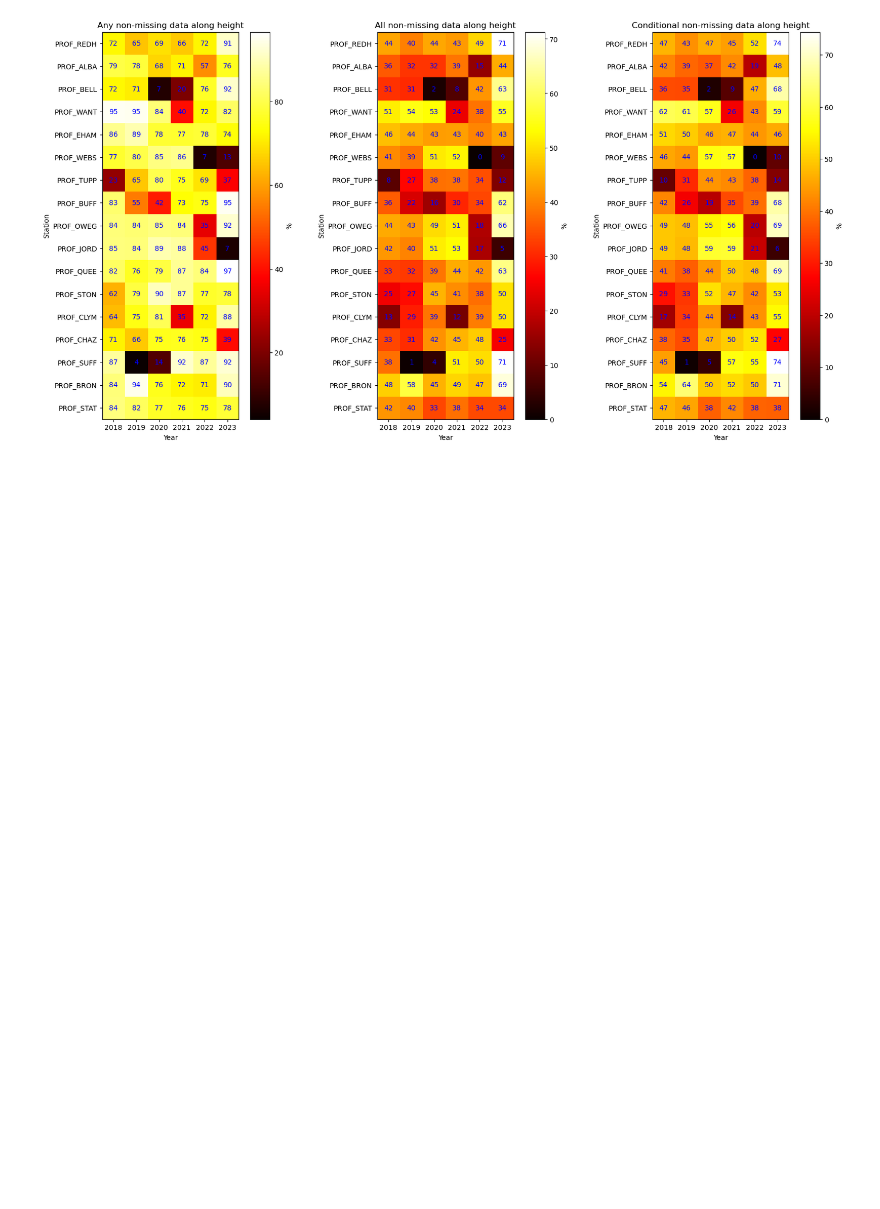
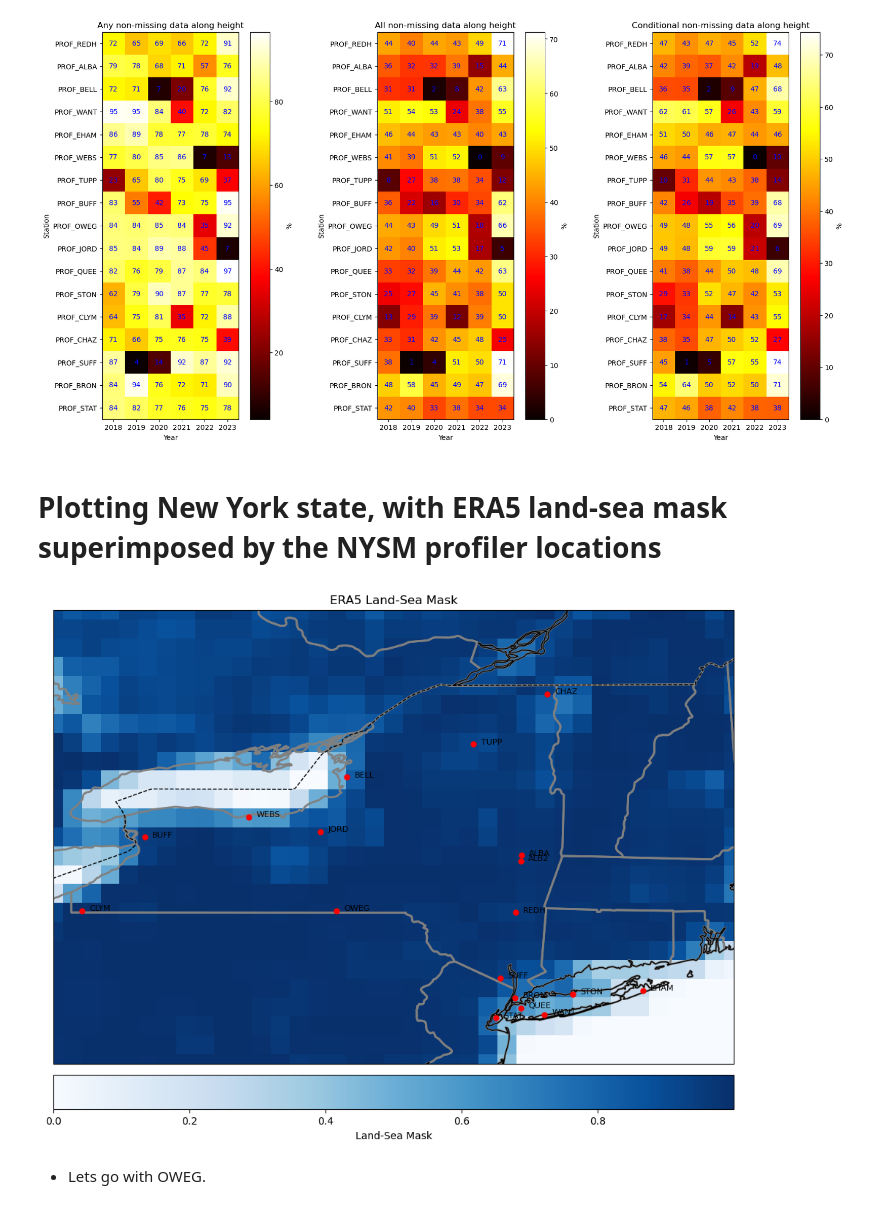
Before and after one commit to HarishBaki/Estimation-of-lidar-wind-speed-profiles-from-ERA5-inputs-using-TabNet, a Jupyter notebook: profiler_data_processing.ipynb, the cells around one changed output. Drawn from its saved outputs; the diff is of its cells as text; code cells hidden in the pictures; blank space fills up the shorter version.

```diff
--- a/profiler_data_processing.ipynb
+++ b/profiler_data_processing.ipynb
@@ -134,7 +112,7 @@ for year in range(2018,2024,1):
     # Criteria for missing data
     first_5_non_nan = hourly_data.sel(range=slice(100, 200)).notnull().sum(dim='range') >= 1
     last_5_non_nan = hourly_data.sel(range=slice(900, 1000)).notnull().sum(dim='range') >= 1
-    intermediate_points = hourly_data.sel(range=slice(225, 875)).notnull().sum(dim='range') >= 25
+    intermediate_points = hourly_data.sel(range=slice(225, 875)).notnull().sum(dim='range') >= 15
     not_missing_mask = (first_5_non_nan & last_5_non_nan & intermediate_points)
     # Combine the criteria
     not_missing_counts = not_missing_mask.sum(dim='time')
@@ -197,3 +175,56 @@ plt.yticks(range(len(df_conditioned.index)), df_conditioned.index)
 plt.show()
 # %% [output]
 [figure]
+# %% [markdown]
+# Plotting New York state, with ERA5 land-sea mask superimposed by the NYSM profiler locations
+# %%
+import xarray as xr
+import matplotlib.pyplot as plt
+import cartopy.crs as ccrs
+import cartopy.feature as cfeature
+
+# Load the land-sea mask dataset
+ds = xr.open_dataset('data/ERA5_lsm.nc').lsm.isel(valid_time=0)
+
+# Convert longitudes from 0-360 to -180 to 180
+ds = ds.assign_coords(longitude=((ds.longitude + 180) % 360) - 180)
+
+# Select data within the approximate region of New York State
+ds_ny = ds.sel(latitude=slice(46, 40), longitude=slice(-80, -71))
+
+# Plot the data
+plt.figure(figsize=(12, 10))
+ax = plt.axes(projection=ccrs.PlateCarree())
+ds_ny.plot(ax=ax, cmap='Blues', transform=ccrs.PlateCarree(),
+           add_colorbar=True, cbar_kwargs={'label': 'Land-Sea Mask', 'orientation': 'horizontal', 'pad': 0.02})
+
+# Add state boundaries and focus on New York State
+ax.add_feature(cfeature.STATES, edgecolor='gray', linewidth=2)
+ax.set_extent([-80, -71, 40, 46], crs=ccrs.PlateCarree())
+
+# Add coastlines for reference
+ax.add_feature(cfeature.COASTLINE)
+ax.add_feature(cfeature.BORDERS, linestyle='--')
+
+# Set title and remove gridlines
+plt.title("ERA5 Land-Sea Mask")
+
+profiler_stations = pd.read_csv('data/profiler_locations.csv',usecols=[0,3,4])
+# Loop over the profiler stations and plot them
+for index, row in profiler_stations.iterrows():
+    lon = row['lon [degrees]']
+    lat = row['lat [degrees]']
+    station_id = row['stid'][5:]
+
+    # Plot the station as a red dot
+    ax.plot(lon, lat, marker='o', color='red', markersize=5, transform=ccrs.PlateCarree())
+
+    # Label the station with its ID
+    ax.text(lon + 0.1, lat, station_id, color='black', fontsize=8, transform=ccrs.PlateCarree())
+
+
+plt.show()
+# %% [output]
+[figure, added]
+# %% [markdown]
+- Lets go with OWEG.
```
Also changed, not shown: parts of 9 cells of this notebook.
